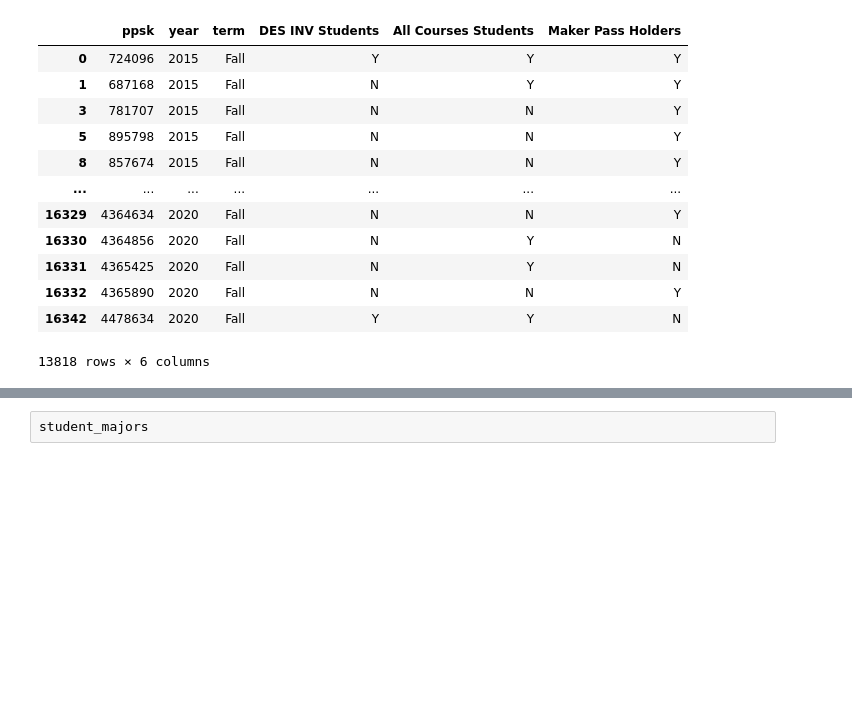
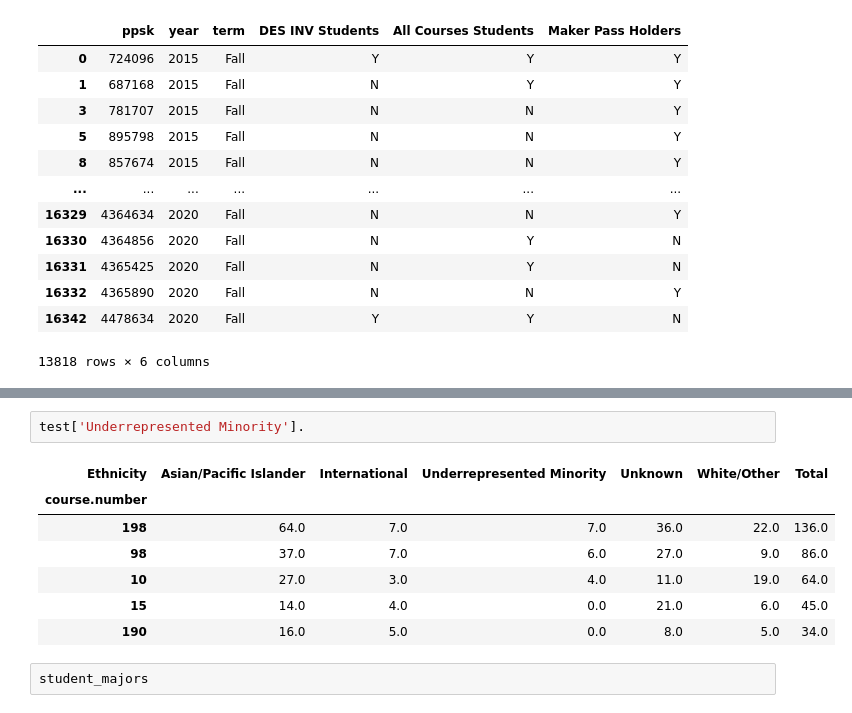
Before and after one commit to PaulDTP/Berkeley_Jacobs, a Jupyter notebook: visuals.ipynb, the cells around one changed output, grey strips where cells are left out. Cells and saved outputs as stored; diff of their text form; blank space fills up the shorter version.

```diff
--- a/visuals.ipynb
+++ b/visuals.ipynb
@@ -46,3 +50,13 @@ fall2017.plot(kind='bar', stacked=True, figsize=(12,8), xlabel='DESINV Course Nu
+# %%
+test['Underrepresented Minority'].
+# %% [output]
+| Ethnicity | Asian/Pacific Islander | International | Underrepresented Minority | Unknown | White/Other | Total |
+| course.number |  |  |  |  |  |  |
+| 198 | 64.0 | 7.0 | 7.0 | 36.0 | 22.0 | 136.0 |
+| 98 | 37.0 | 7.0 | 6.0 | 27.0 | 9.0 | 86.0 |
+| 10 | 27.0 | 3.0 | 4.0 | 11.0 | 19.0 | 64.0 |
+| 15 | 14.0 | 4.0 | 0.0 | 21.0 | 6.0 | 45.0 |
+| 190 | 16.0 | 5.0 | 0.0 | 8.0 | 5.0 | 34.0 |
 # %%
 student_majors
 # %% [output]
```
Also changed, not shown: parts of 5 cells of this notebook, 2 other files.
